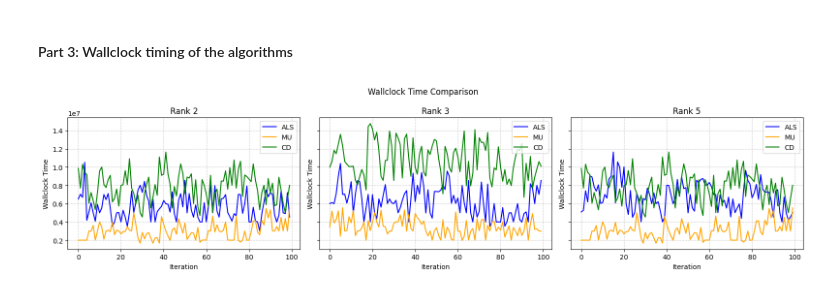
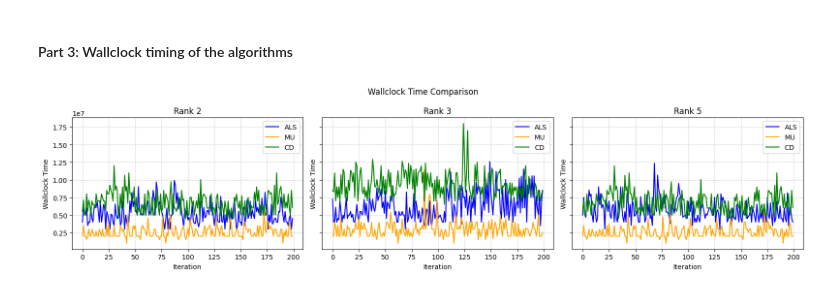
Before and after one commit to d-koding/nmf-algs, a Jupyter notebook: algorithms/main.ipynb, the cells around one changed output. Saved outputs shown, nothing was run; the diff lists cells and outputs as text; code cells hidden in the pictures.

```diff
--- a/algorithms/ALS.ipynb
+++ b/algorithms/main.ipynb
@@ -357,50 +331,50 @@ plt.show()
 # %% [markdown]
 <h4> Part 3: Wallclock timing of the algorithms </h4>
 # %%
-def clock_time(V, r, solver, seed, iters):
+def clock_time(r, solver, seed, iters):
+    V = generate_matrix(m=100, r=r, seed=seed)
     times = []
+
     for i in range(iters):
         st_time =  time.time_ns()
         project_NMF(V, r, solver, seed, 50)
         end_time = time.time_ns()
         times.append(end_time-st_time)
     return times
 
 fig, axes = plt.subplots(1, 3, figsize=(16, 4), sharey=True)
 def compare_times(times_als, times_mu, times_cd, ax, rank):
     ax.plot(times_als, color="blue", label="ALS")
     ax.plot(times_mu, color="orange", label="MU")
     ax.plot(times_cd, color="green", label="CD")
     ax.set_xlabel("Iteration")
     ax.set_ylabel("Wallclock Time")
     ax.set_title(f"Rank {rank}")
     ax.grid(True, linestyle="--", alpha=0.6)
     ax.legend()
 
-seed_today = 11132025
-X = generate_matrix(m=100, r=5, seed=seed_today)
-iterations = 100
-seed_nmf = seed_today // 2
 
-times_als_2 = np.array(clock_time(X, r=2, solver=als_update_step, seed=seed_today, iters=iterations))
-times_als_3= np.array(clock_time(X, r=3, solver=als_update_step, seed=seed_today, iters=iterations))
-times_als_5 = np.array(clock_time(X, r=5, solver=als_update_step, seed=seed_today, iters=iterations))
+iterations = 200
 
-times_mu_2 = np.array(clock_time(X, r=2, solver=mult_update_step, seed=seed_today, iters=iterations))
-times_mu_3 = np.array(clock_time(X, r=3, solver=mult_update_step, seed=seed_today, iters=iterations))
-times_mu_5 = np.array(clock_time(X, r=5, solver=mult_update_step, seed=seed_today, iters=iterations))
+times_als_2 = np.array(clock_time(r=2, solver=als_update_step, seed=seed_today, iters=iterations))
+times_als_3= np.array(clock_time(r=3, solver=als_update_step, seed=seed_today, iters=iterations))
+times_als_5 = np.array(clock_time(r=5, solver=als_update_step, seed=seed_today, iters=iterations))
 
-times_cd_2 = np.array(clock_time(X, r=2, solver=cd_update_step, seed=seed_today, iters=iterations))
-times_cd_3 = np.array(clock_time(X, r=3, solver=cd_update_step, seed=seed_today, iters=iterations))
-times_cd_5 = np.array(clock_time(X, r=5, solver=cd_update_step, seed=seed_today, iters=iterations))
+times_mu_2 = np.array(clock_time(r=2, solver=mult_update_step, seed=seed_today, iters=iterations))
+times_mu_3 = np.array(clock_time(r=3, solver=mult_update_step, seed=seed_today, iters=iterations))
+times_mu_5 = np.array(clock_time(r=5, solver=mult_update_step, seed=seed_today, iters=iterations))
+
+times_cd_2 = np.array(clock_time(r=2, solver=cd_update_step, seed=seed_today, iters=iterations))
+times_cd_3 = np.array(clock_time(r=3, solver=cd_update_step, seed=seed_today, iters=iterations))
+times_cd_5 = np.array(clock_time(r=5, solver=cd_update_step, seed=seed_today, iters=iterations))
 
 compare_times(times_als_2, times_mu_2, times_cd_2, rank=2, ax=axes[0])
 compare_times(times_als_3, times_mu_3, times_cd_3, rank=3, ax=axes[1])
 compare_times(times_als_5, times_mu_2, times_cd_2, rank=5, ax=axes[2])
 
 plt.suptitle(f"Wallclock Time Comparison")
 plt.tight_layout()
 plt.legend()
 plt.show()
 # %% [output]
-[figure, old version]
+[figure, new version]
```
Also changed, not shown: parts of 3 cells of this notebook.
